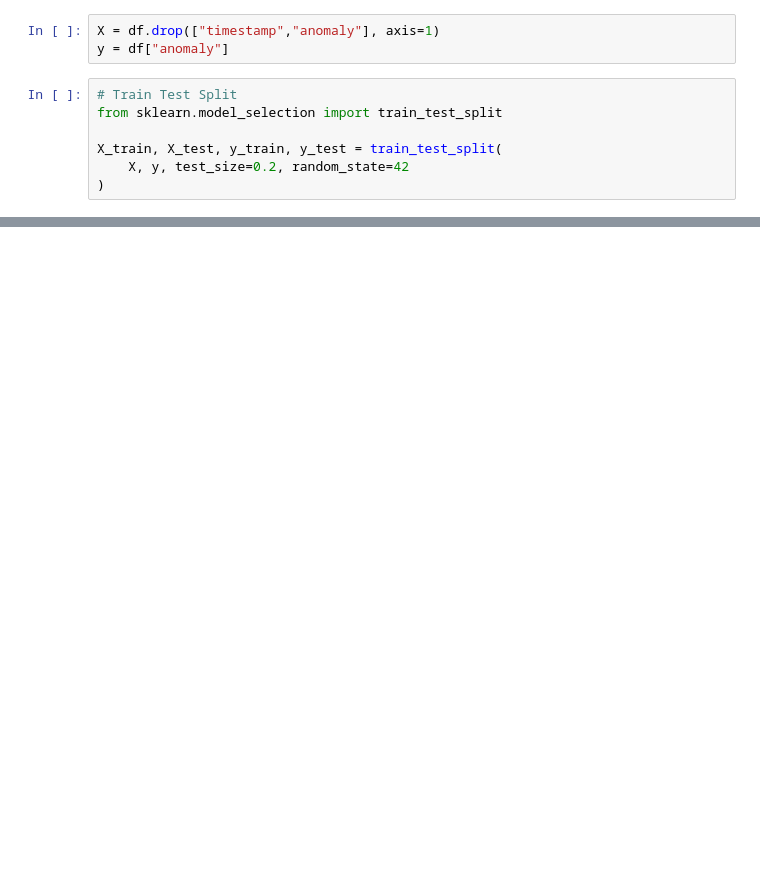
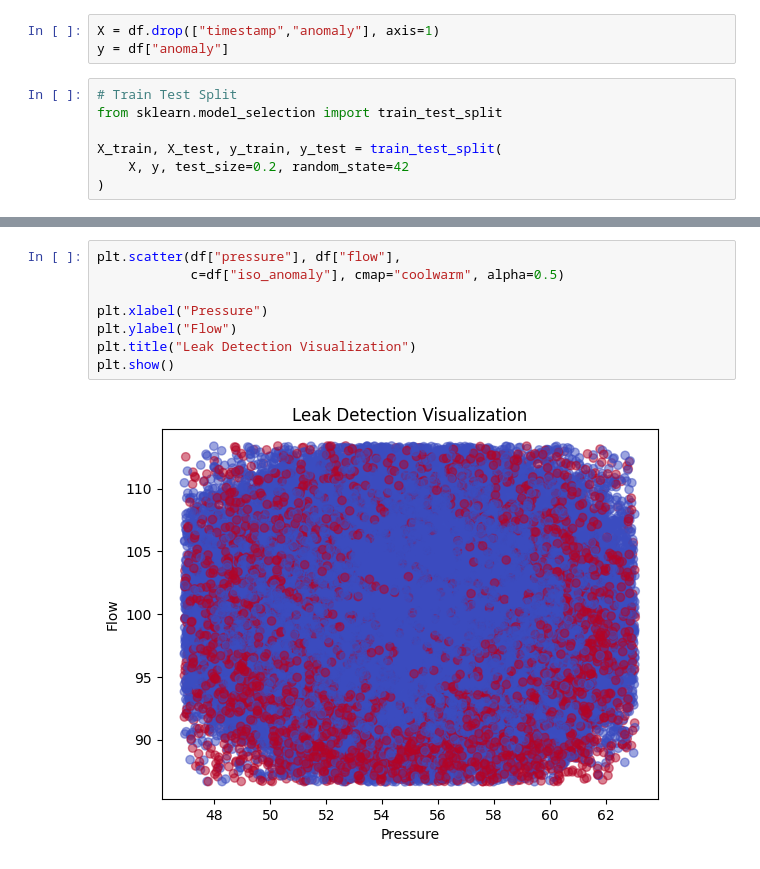
Before and after one commit to bodhekarvarad/AMC, a Jupyter notebook: AI_model/generate_pipeline_leakage_dataset.ipynb, the cells around one changed output, grey strips where cells are left out. Drawn from its saved outputs; the diff is of its cells as text; blank space fills up the shorter version.

```diff
--- a/AI_model/generate_pipeline_leakage_dataset.ipynb
+++ b/AI_model/generate_pipeline_leakage_dataset.ipynb
@@ -115,0 +216,10 @@ X_train, X_test, y_train, y_test = train_test_split(
+# %%
+plt.scatter(df["pressure"], df["flow"],
+            c=df["iso_anomaly"], cmap="coolwarm", alpha=0.5)
+
+plt.xlabel("Pressure")
+plt.ylabel("Flow")
+plt.title("Leak Detection Visualization")
+plt.show()
+# %% [output]
+[figure, added]
```
Also changed, not shown: parts of 16 cells of this notebook.
